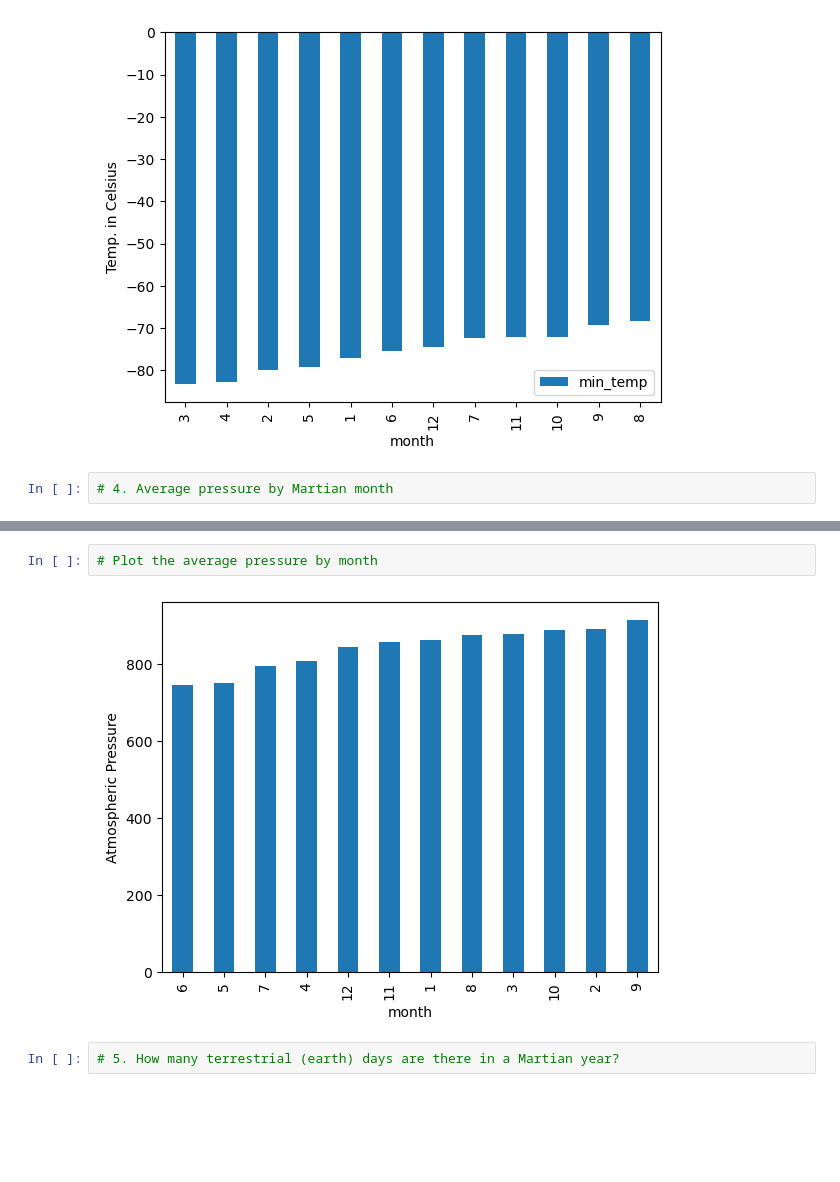
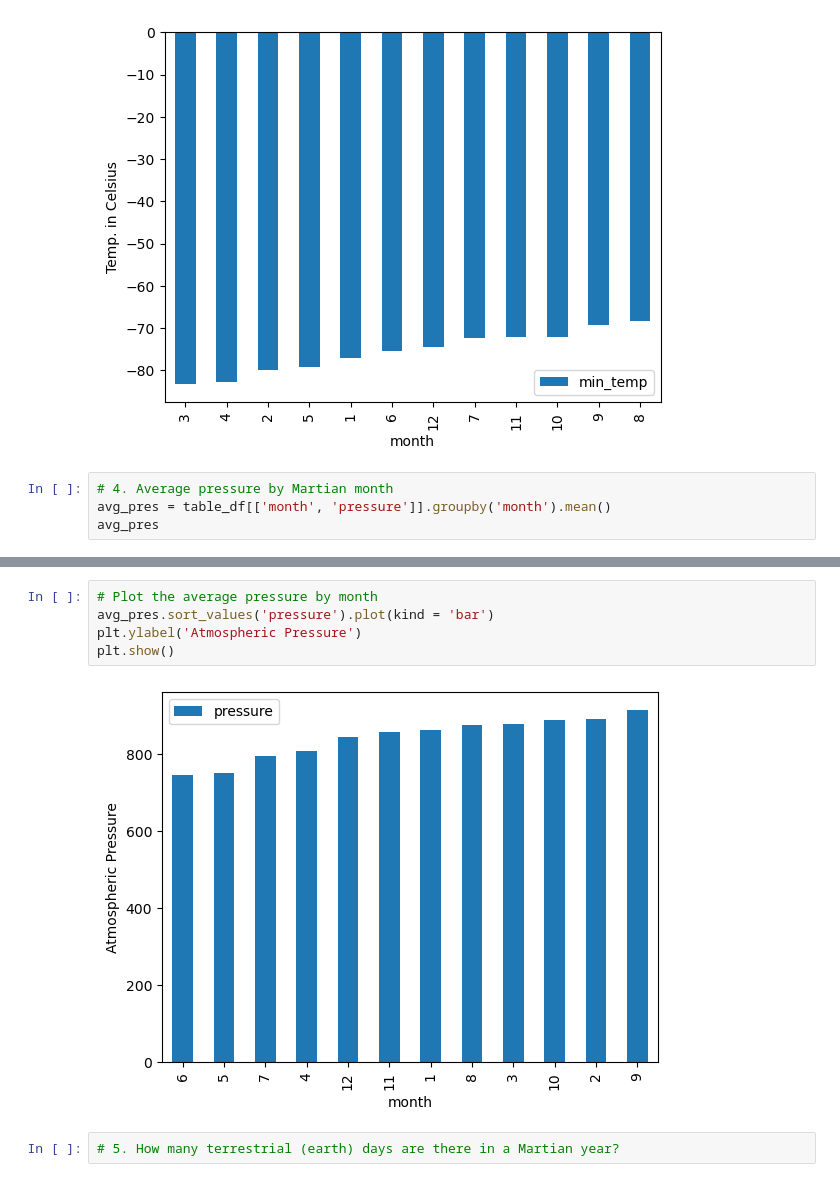
Before and after one commit to clorden1/web-scrape-challenge, a Jupyter notebook: Starter_Code/part_2_mars_weather.ipynb, the cells around one changed output, grey strips where cells are left out. Saved outputs shown, nothing was run; the diff lists cells and outputs as text; blank space fills up the shorter version.

Commit message:
pressure analysis

```diff
--- a/Starter_Code/part_2_mars_weather.ipynb
+++ b/Starter_Code/part_2_mars_weather.ipynb
@@ -178,4 +178,6 @@ plt.show()
 [figure]
 # %%
 # 4. Average pressure by Martian month
+avg_pres = table_df[['month', 'pressure']].groupby('month').mean()
+avg_pres
 # %% [output]
@@ -196,7 +198,10 @@ Name: pressure, dtype: float64
 # %%
 # Plot the average pressure by month
+avg_pres.sort_values('pressure').plot(kind = 'bar')
+plt.ylabel('Atmospheric Pressure')
+plt.show()
 # %% [output]
-[figure, old version]
+[figure, new version]
 # %%
 # 5. How many terrestrial (earth) days are there in a Martian year?
 # %% [output]
```
Also changed, not shown: parts of 1 cell of this notebook.
